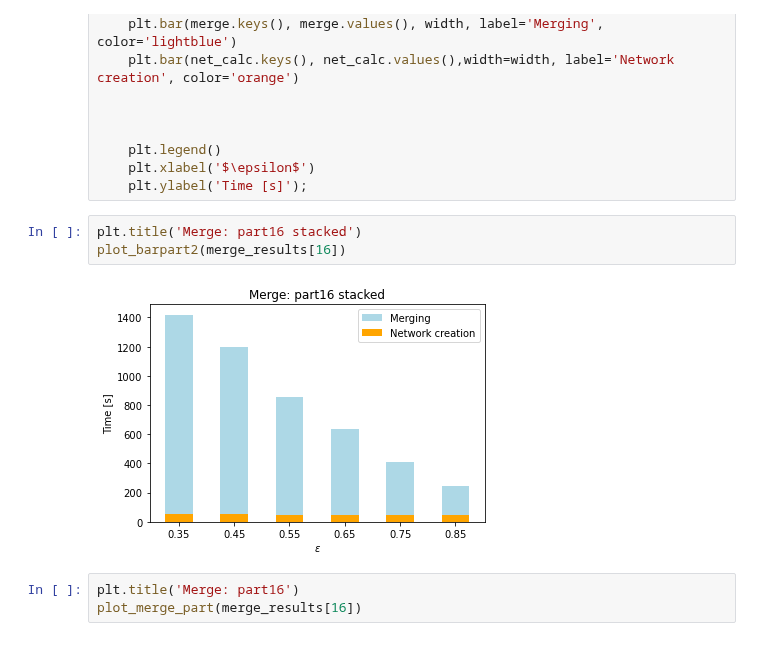
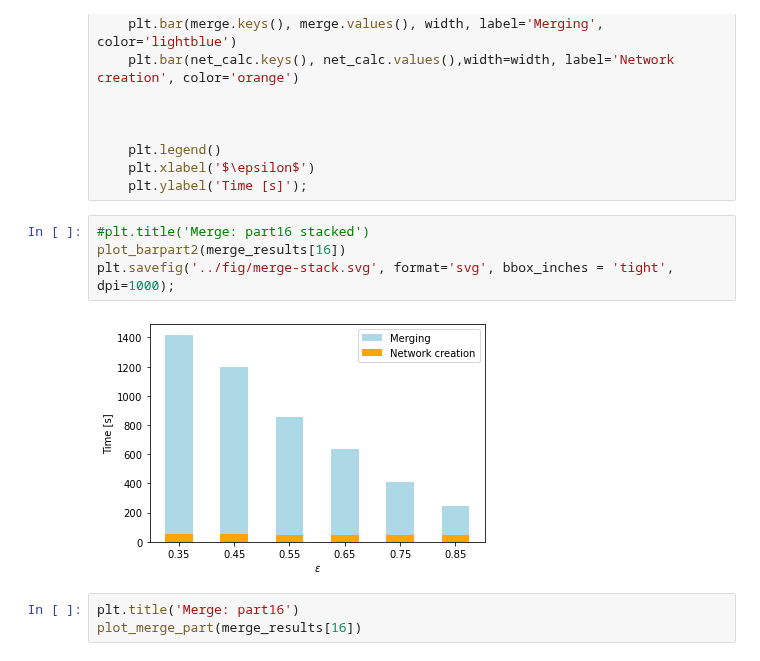
Before and after one commit to jrybicki-jsc/smms, a Jupyter notebook: graphla/times.ipynb, the cells around one changed output. Cells and saved outputs as stored; diff of their text form.

```diff
--- a/graphla/times.ipynb
+++ b/graphla/times.ipynb
@@ -198,10 +218,11 @@ def plot_barpart2(part):
     plt.xlabel('$\epsilon$')
     plt.ylabel('Time [s]');
 # %%
-plt.title('Merge: part16 stacked')
+#plt.title('Merge: part16 stacked')
 plot_barpart2(merge_results[16])
+plt.savefig('../fig/merge-stack.svg', format='svg', bbox_inches = 'tight', dpi=1000);
 # %% [output]
-[figure, old version]
+[figure, new version]
 # %%
 plt.title('Merge: part16')
 plot_merge_part(merge_results[16])
```
Also changed, not shown: parts of 5 cells of this notebook.
